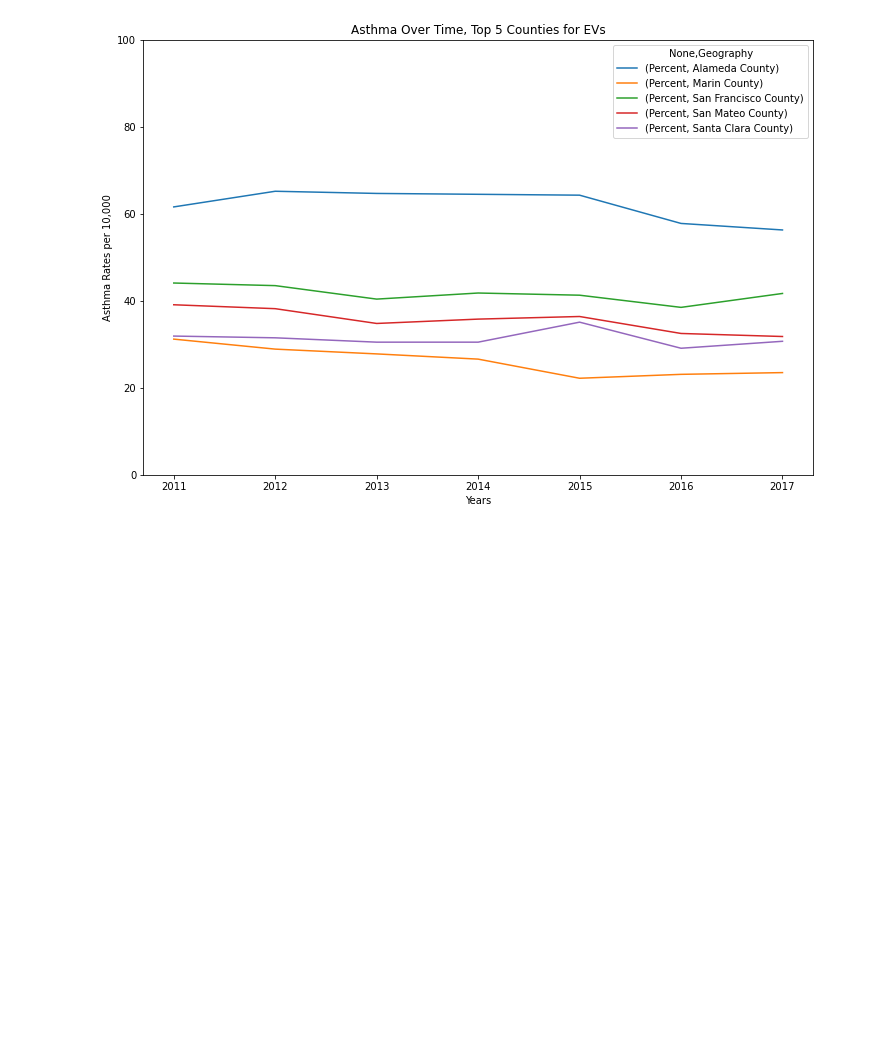
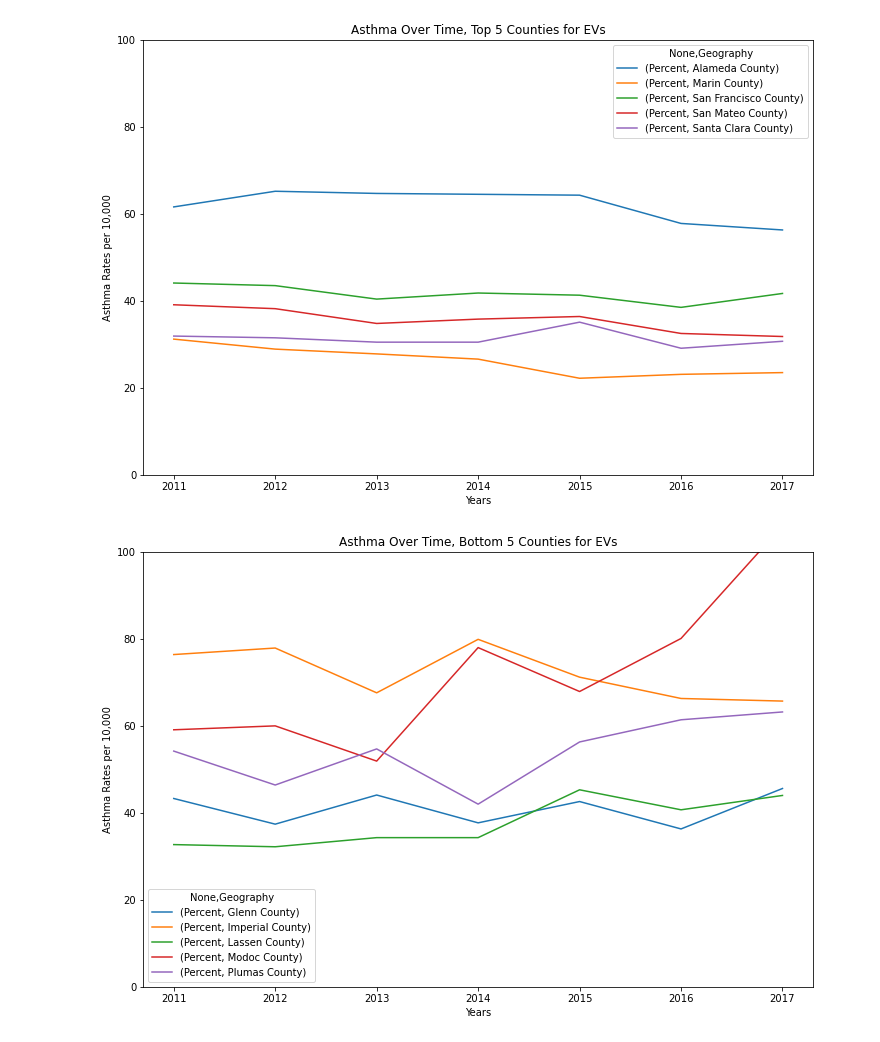
Before and after one commit to Megaexoplanet/electric_car_effects_pollution, a Jupyter notebook: code/ev.ipynb, the cells around one changed output. Saved outputs shown, nothing was run; the diff lists cells and outputs as text; code cells hidden in the pictures; blank space fills up the shorter version.

Commit message:
Compared bottom 5 counties with asthma data

```diff
--- a/code/ev.ipynb
+++ b/code/ev.ipynb
@@ -341,3 +341,16 @@ plt.savefig('../output/top_5_asthma.png')
 plt.show()
 # %% [output]
 [figure]
+# %%
+#Graphing each lowest county over time
+pivot_low.plot(kind='line', figsize=(12,8))
+plt.ylim(0,100)
+plt.title('Asthma Over Time, Bottom 5 Counties for EVs')
+plt.xlabel('Years')
+plt.ylabel('Asthma Rates per 10,000')
+
+plt.savefig('../output/bottom_5_asthma.png')
+
+plt.show()
+# %% [output]
+[figure, added]
```
Also changed, not shown: 1 other file.
